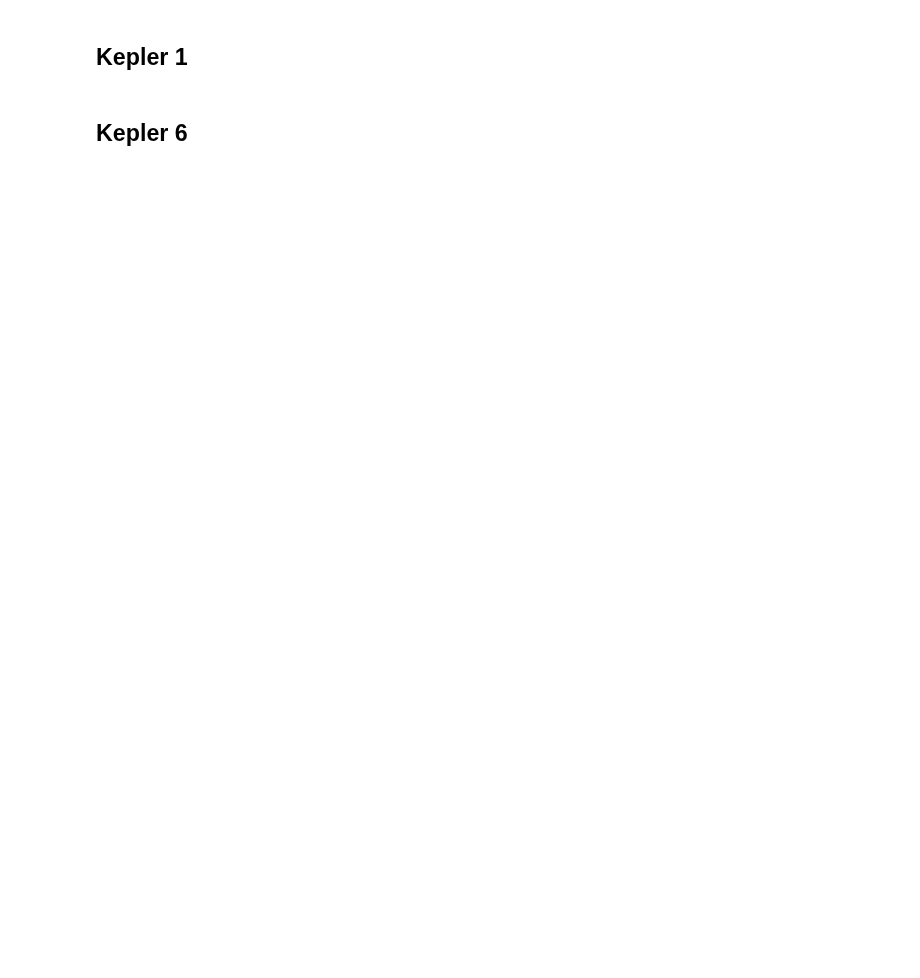
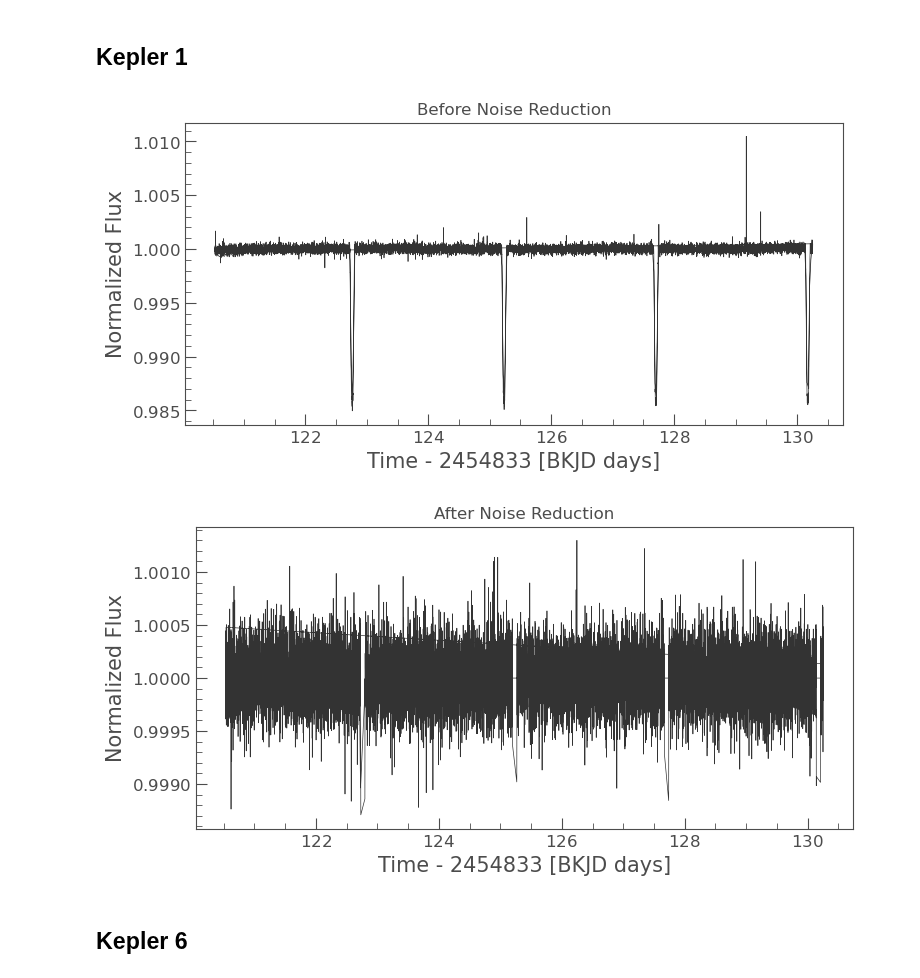
Before and after one commit to phytonics/ThreeBody, a Jupyter notebook: notebooks/Noise Reduction Tests.ipynb, the cells around one changed output. Drawn from its saved outputs; the diff is of its cells as text; code cells hidden in the pictures; blank space fills up the shorter version.

```diff
--- a/notebooks/Noise Reduction Tests.ipynb
+++ b/notebooks/Noise Reduction Tests.ipynb
@@ -45,4 +56,9 @@ def noiseTest(name):
 # %% [markdown]
 ## Kepler 1
+# %%
+noiseTest("Kepler 1")
+# %% [output]
+[figure, added]
+[figure, added]
 # %% [markdown]
 ## Kepler 6
```
Also changed, not shown: parts of 5 cells of this notebook, 1 other file.
